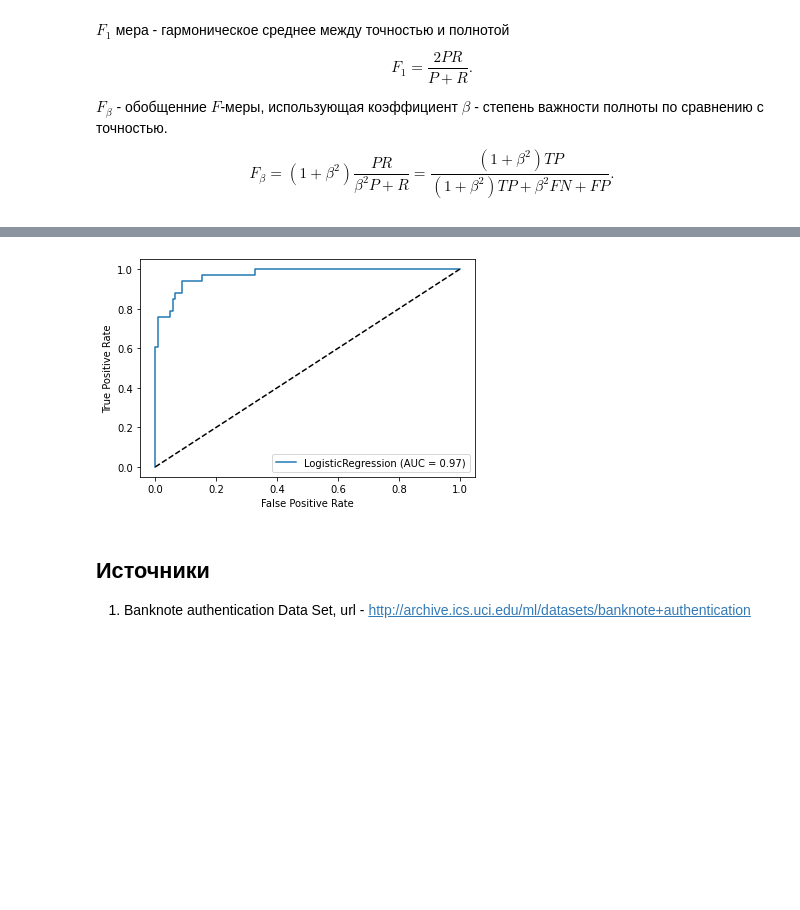
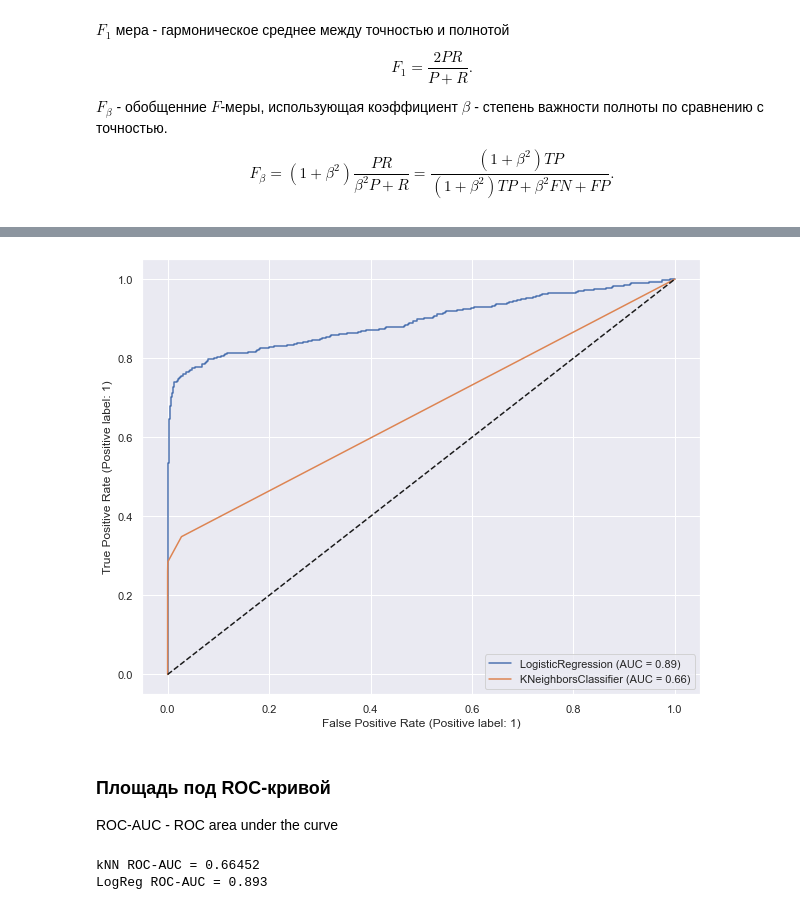
Before and after one commit to sdukshis/ml-intro, a Jupyter notebook: notebooks/Classification quality metrics.ipynb, the cells around one changed output, grey strips where cells are left out. Drawn from its saved outputs; the diff is of its cells as text; code cells hidden in the pictures; blank space fills up the shorter version.

Commit message:
Classification quality metrics notebook updated. Change problem to fraud prevention

```diff
--- a/notebooks/Classification quality metrics.ipynb
+++ b/notebooks/Classification quality metrics.ipynb
@@ -155,0 +45,31 @@ kNN recall = 0.7576
+# %%
+from sklearn.model_selection import train_test_split
+
+output_feature="TX_FRAUD"
+
+input_features=['TX_AMOUNT','TX_DURING_WEEKEND', 'TX_DURING_NIGHT', 'CUSTOMER_ID_NB_TX_1DAY_WINDOW',
+       'CUSTOMER_ID_AVG_AMOUNT_1DAY_WINDOW', 'CUSTOMER_ID_NB_TX_7DAY_WINDOW',
+       'CUSTOMER_ID_AVG_AMOUNT_7DAY_WINDOW', 'CUSTOMER_ID_NB_TX_30DAY_WINDOW',
+       'CUSTOMER_ID_AVG_AMOUNT_30DAY_WINDOW', 'TERMINAL_ID_NB_TX_1DAY_WINDOW',
+       'TERMINAL_ID_RISK_1DAY_WINDOW', 'TERMINAL_ID_NB_TX_7DAY_WINDOW',
+       'TERMINAL_ID_RISK_7DAY_WINDOW', 'TERMINAL_ID_NB_TX_30DAY_WINDOW',
+       'TERMINAL_ID_RISK_30DAY_WINDOW']
+
+X = transactions_df[input_features]
+y = transactions_df[output_feature]
+
+X_train, X_test, y_train, y_test = train_test_split(X, y, test_size=0.2, random_state=42)
+# %%
+%%time
+from sklearn.neighbors import KNeighborsClassifier
+from sklearn.metrics import accuracy_score
+
+knn_params = {
+    'n_neighbors': 5,
+}
+
+knn = KNeighborsClassifier(**knn_params).fit(X_train, y_train)
+
+knn_y_pred = knn.predict(X_test)
+knn_acc = accuracy_score(y_test, knn_y_pred)
+print(f"Доля верных ответов для knn: {knn_acc:.4}")
@@ -155,0 +170,6 @@ kNN recall = 0.7576
+# %%
+%%time
+from sklearn.linear_model import LogisticRegression
+
+logreg = LogisticRegression().fit(X_train, y_train)
+logreg_y_pred = logreg.predict(X_test)
@@ -199,10 +290,25 @@ disp.ax_.set_xlim((0, 1));
 # %%
 from sklearn.metrics import plot_roc_curve
 
-disp = plot_roc_curve(logreg_clf, X_test, y_test)
-disp.ax_.plot([0, 1], [0, 1], 'k--');
+plt.figure(figsize=(10, 8))
+roc_disp = plot_roc_curve(logreg, X_test, y_test, ax=plt.axes())
+plot_roc_curve(knn, X_test, y_test, ax=roc_disp.ax_)
+roc_disp.ax_.plot([0, 1], [0, 1], 'k--');
 # %% [output]
-[figure, old version]
+[figure, new version]
-# %% [markdown]
-## Источники
-1. Banknote authentication Data Set, url - http://archive.ics.uci.edu/ml/datasets/banknote+authentication
+# %% [markdown]
+### Площадь под ROC-кривой
+ROC-AUC - ROC area under the curve
+# %%
+from sklearn.metrics import roc_auc_score
+
+knn_y_pred_proba = knn.predict_proba(X_test)[:, 1]
+logreg_y_pred_proba = logreg.predict_proba(X_test)[:, 1]
+
+knn_roc_auc = roc_auc_score(y_test, knn_y_pred_proba)
+logreg_roc_auc = roc_auc_score(y_test, logreg_y_pred_proba)
+print(f"kNN ROC-AUC = {knn_roc_auc:.5}")
+print(f"LogReg ROC-AUC = {logreg_roc_auc:.5}")
+# %% [output]
+kNN ROC-AUC = 0.66452
+LogReg ROC-AUC = 0.893
```
Also changed, not shown: parts of 58 cells of this notebook, 3 other files.
